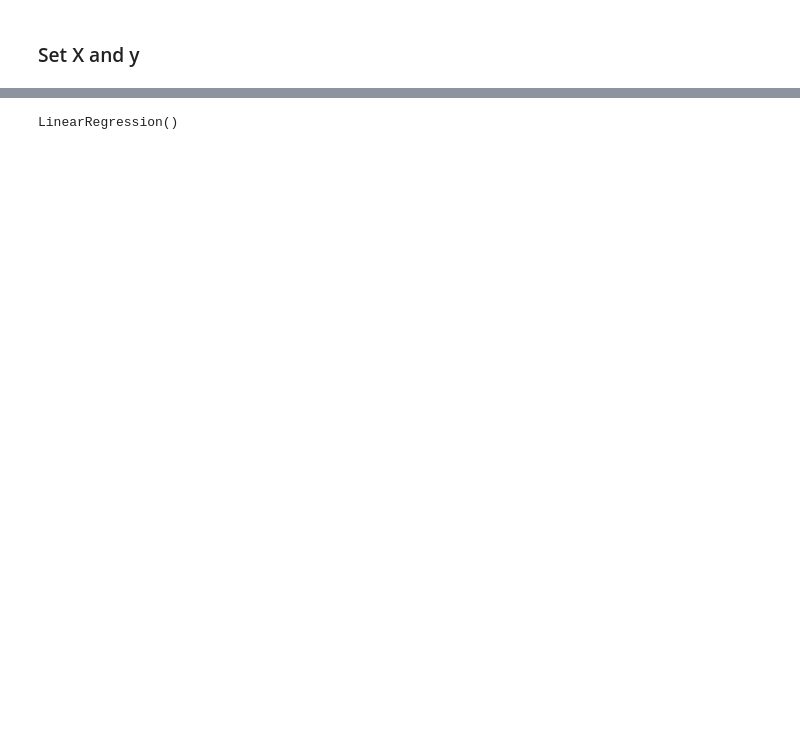
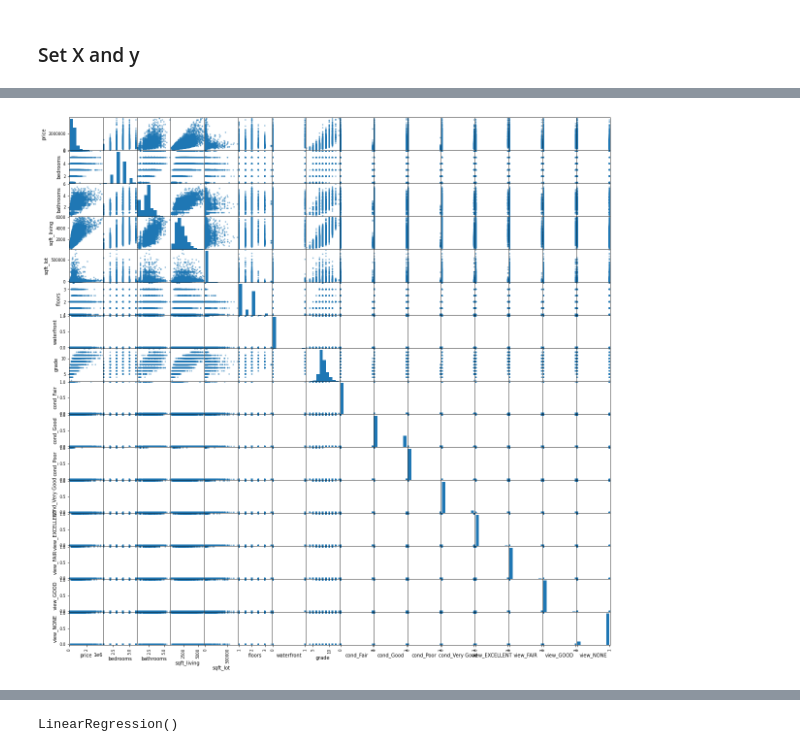
Before and after one commit to gzedwards/king-housing, a Jupyter notebook: index.ipynb, the cells around one changed output, grey strips where cells are left out. Drawn from its saved outputs; the diff is of its cells as text; code cells hidden in the pictures; blank space fills up the shorter version.

```diff
--- a/index.ipynb
+++ b/index.ipynb
@@ -378,0 +340,8 @@ sns.heatmap(data=corr,
+# %%
+prelim_X = data.drop(unneeded, axis=1)
+X = prelim_X.drop('price', axis=1)
+y = data['price']
+# %%
+pd.plotting.scatter_matrix(prelim_X, figsize=(20,20));
+# %% [output]
+[figure, added]
```
Also changed, not shown: parts of 146 cells of this notebook.
